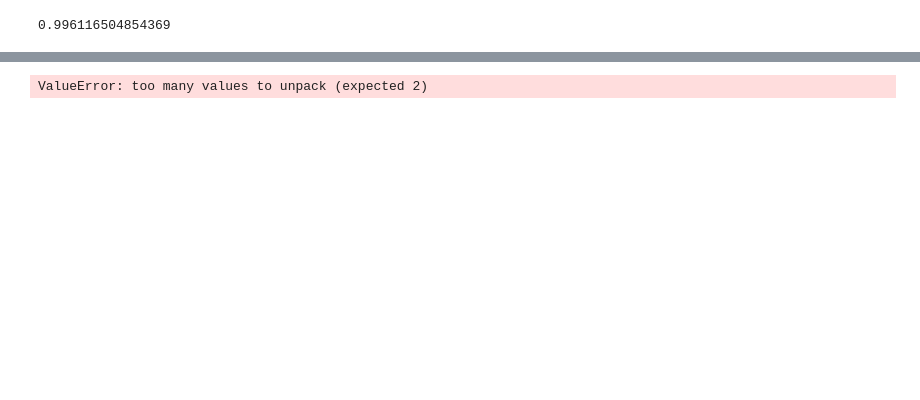
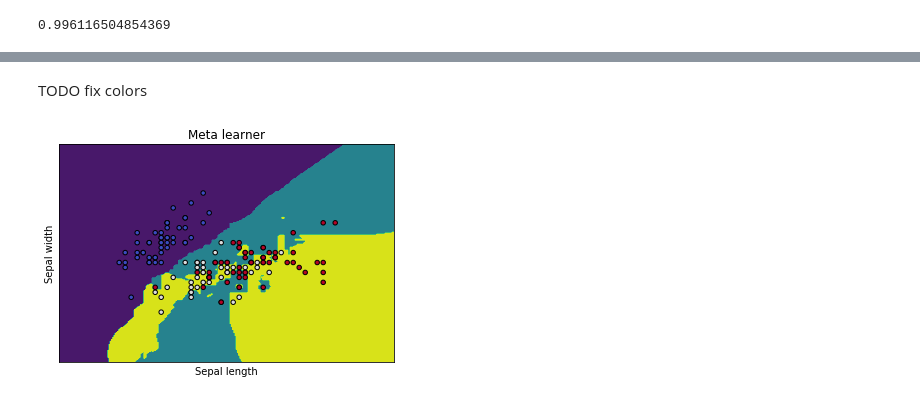
Before and after one commit to betcherj/DataMining_Proj, a Jupyter notebook: code.ipynb, the cells around one changed output, grey strips where cells are left out. Cells and saved outputs as stored; diff of their text form; code cells hidden in the pictures; blank space fills up the shorter version.

```diff
--- a/code.ipynb
+++ b/code.ipynb
@@ -415 +409,18 @@ def plot_decision_boundaries(models,titles,meta):
+# %% [markdown]
+TODO fix colors
+# %%
+ax = plt.axes()
+out = ax.contourf(xx, yy, meta_z)
+
+plt.scatter(X0, X1, c=y_iris, cmap=plt.cm.coolwarm, s=20, edgecolors='k')
+ax.set_xlim(xx.min(), xx.max())
+ax.set_ylim(yy.min(), yy.max())
+ax.set_xlabel('Sepal length')
+ax.set_ylabel('Sepal width')
+ax.set_xticks(())
+ax.set_yticks(())
+ax.set_title("Meta learner")
+plt.show()
+# %% [output]
+[figure, added]
 # %%
@@ -440,9 +454,3 @@ def test_accuracies(model_to_accuracy,p=.05):
                 print("There is a significant difference between the meta learner and model {}".format(model))
             else:
                 print("There is no significant difference between the meta learner and model {}".format(model))
-# %%
-datasetsast_cancer_x,breast_cancer_y = datasets.load_breast_cancer()
-breast_cancer_accuracies = test_meta_model(final_names,final_classifiers,breast_cancer_x,breast_cancer_y)
-breast_cancer_accuracies
-# %% [output]
-ValueError: too many values to unpack (expected 2)
```
Also changed, not shown: parts of 24 cells of this notebook.
